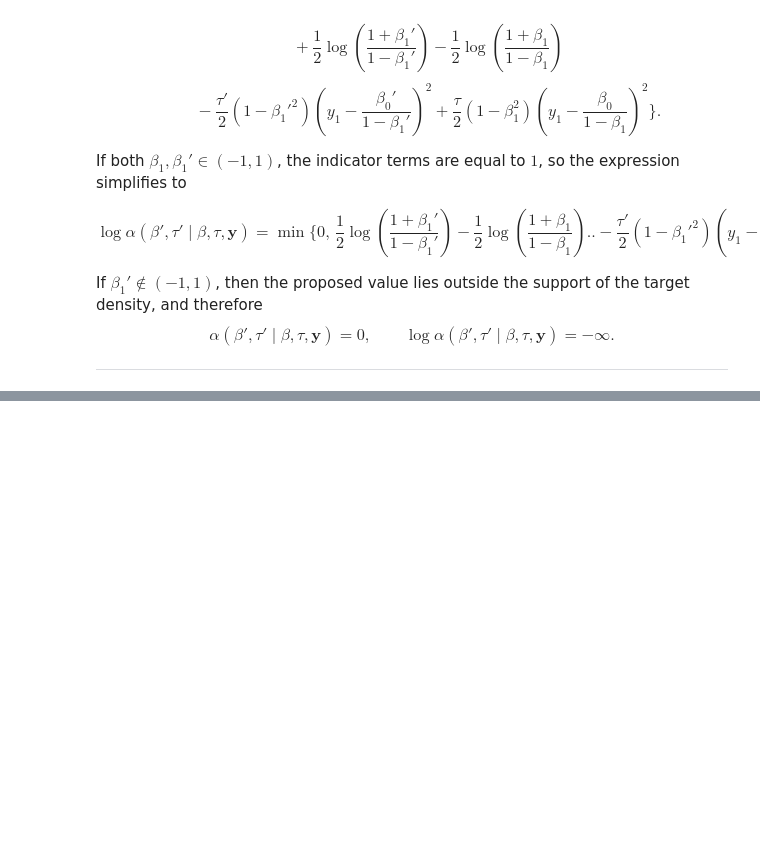
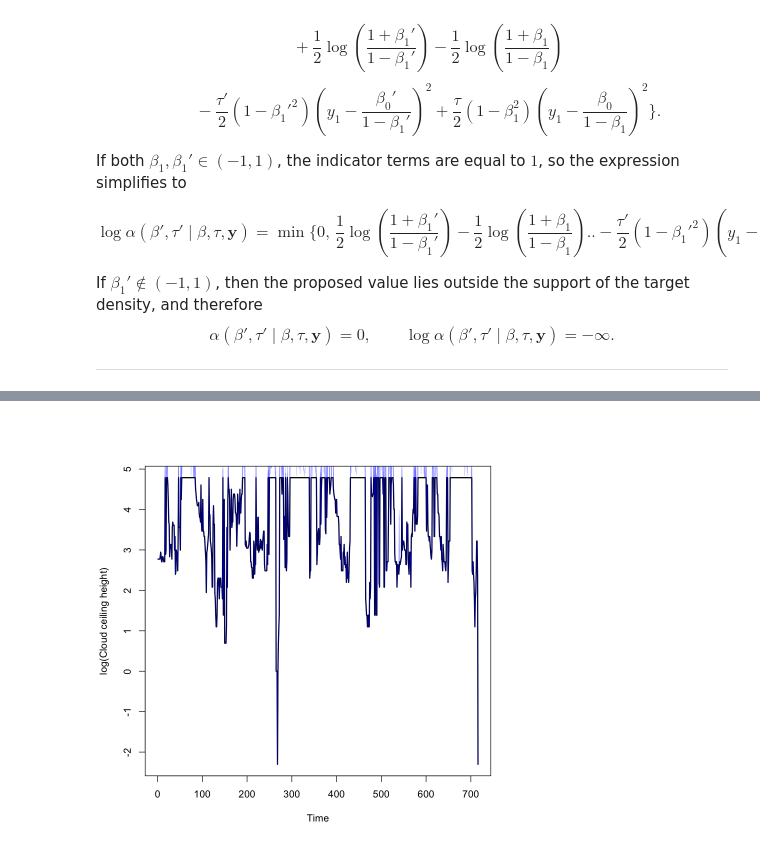
Before and after one commit to mirkovicdev/project2, a Jupyter notebook: project2.ipynb, the cells around one changed output, grey strips where cells are left out. Drawn from its saved outputs; the diff is of its cells as text; code cells hidden in the pictures; blank space fills up the shorter version.

```diff
--- a/project2.ipynb
+++ b/project2.ipynb
@@ -1462,0 +1842,12 @@ We will now finally implement the Metropolis-Hastings algorithm to compute the o
+# %%
+cens_idx <- which(delta == 0)
+
+par(bg = "white")
+plot(z, type = "l", lwd = 2, xlab = "Time", ylab = "log(Cloud ceiling height)")
+for (k in c(100, 200, 400, 600)) {
+  y_draw <- z
+  y_draw[cens_idx] <- as.numeric(fit_gibbs[k, paste0("y[", cens_idx, "]")])
+  lines(y_draw, col = rgb(0, 0, 1, 0.2))
+}
+# %% [output]
+[figure, added]
```
Also changed, not shown: parts of 28 cells of this notebook.
